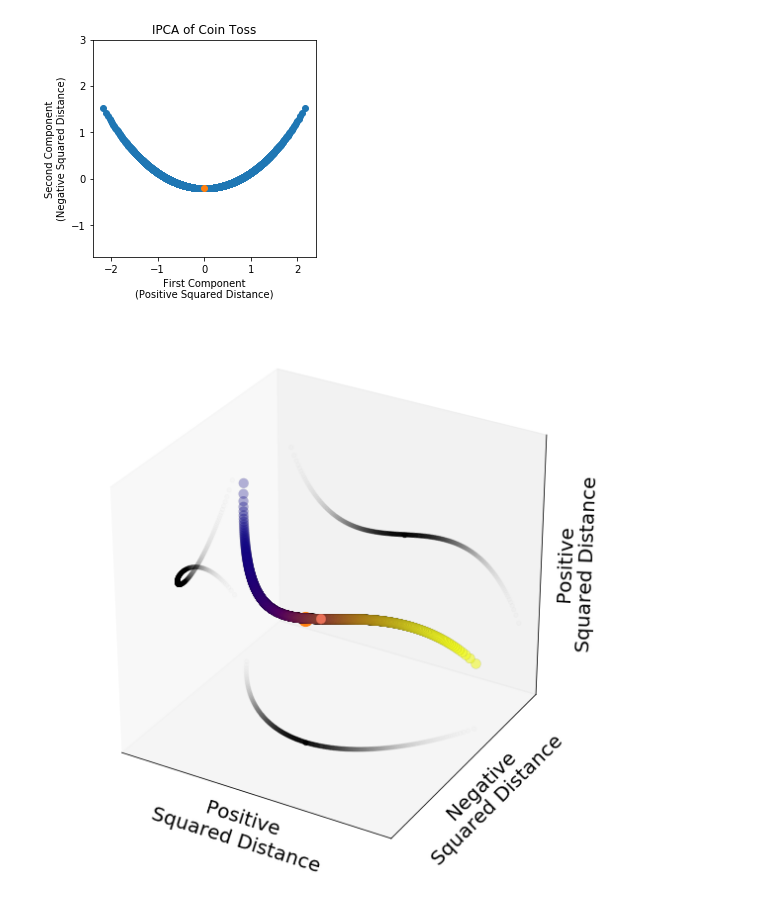
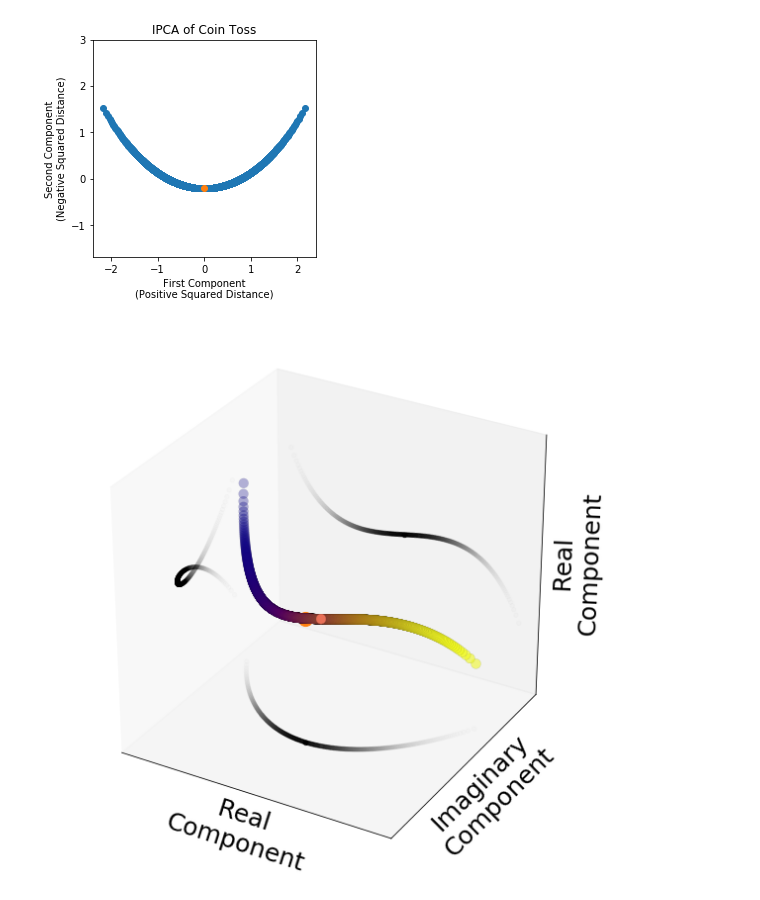
Before and after one commit to katnquinn/1Spin, a Jupyter notebook: Coin Toss-Copy1.ipynb, the cells around one changed output. Cells and saved outputs as stored; diff of their text form; code cells hidden in the pictures.

```diff
--- a/Coin Toss-Copy1.ipynb
+++ b/Coin Toss-Copy1.ipynb
@@ -92,9 +92,9 @@ def plot3D(px,py,pz,clist,emphPoints = [],cmap='plasma',shadow=False,useCMAP = T
             ax.set_zticks([])
 
             #ax.set_axis_off()
-        ax.set_xlabel(xLabel,fontsize=20)
-        ax.set_ylabel(yLabel,fontsize=20)
-        ax.set_zlabel(zLabel,fontsize=20)
+        ax.set_xlabel(xLabel,fontsize=25)
+        ax.set_ylabel(yLabel,fontsize=25)
+        ax.set_zlabel(zLabel,fontsize=25)
 
         if savefig == '':
             plt.show()
@@ -162,13 +162,13 @@ plt.show()
 # %%
 px = proj[:,0]
 py = proj[:,1]
 pz = proj[:,2]
 
 clist = probs
 
-plot3D(px,py,pz,clist,emphPoints=[idx],shadow=True,xLabel='Positive\nSquared Distance',yLabel='Negative\nSquared Distance',zLabel='Positive\nSquared Distance')
+plot3D(px,py,pz,clist,emphPoints=[idx],shadow=True,xLabel='Real\nComponent',yLabel='Imaginary\nComponent',zLabel='Real\nComponent')
 # %% [output]
-[figure, old version]
+[figure, new version]
 # %%
 imCols = []
 reCols = []
```
Also changed, not shown: parts of 3 cells of this notebook.
